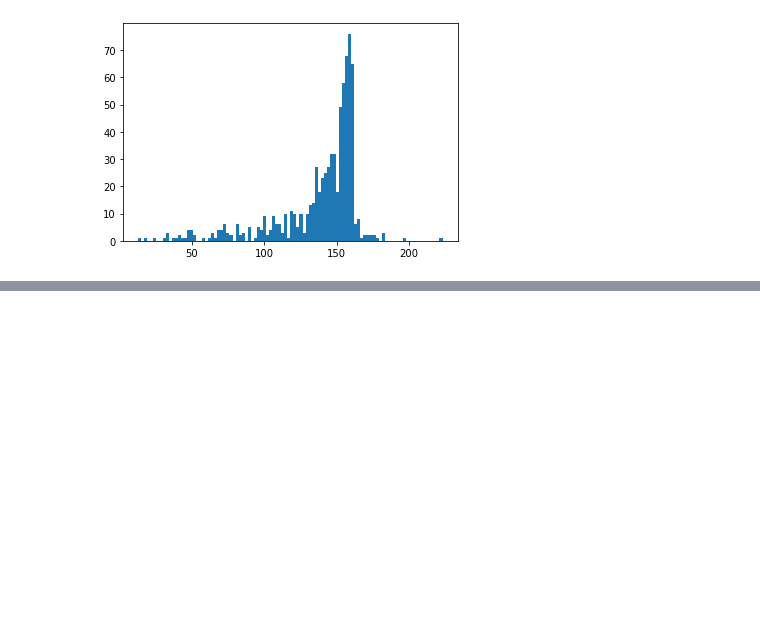
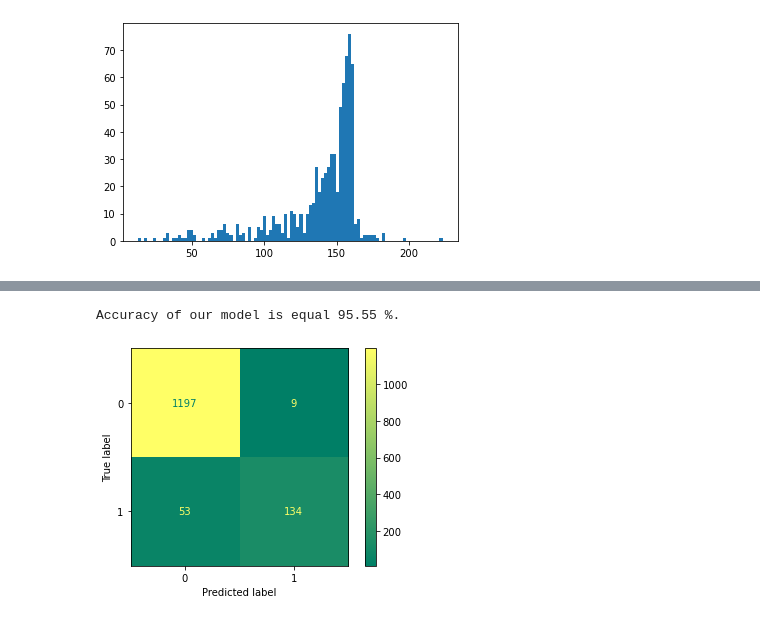
Before and after one commit to dataIA-2021/spamSA, a Jupyter notebook: Data observer.ipynb, the cells around one changed output, grey strips where cells are left out. Cells and saved outputs as stored; diff of their text form; code cells hidden in the pictures; blank space fills up the shorter version.

```diff
--- a/Data observer.ipynb
+++ b/Data observer.ipynb
@@ -291,0 +319,7 @@ binarycolumn("(?i)(FREE)", "prize")
+# %%
+from sklearn import tree
+clf = tree.DecisionTreeClassifier()
+classifiertest(clf, X, y)
+# %% [output]
+Accuracy of our model is equal 95.55 %.
+[figure, added]
```
Also changed, not shown: parts of 10 cells of this notebook.
